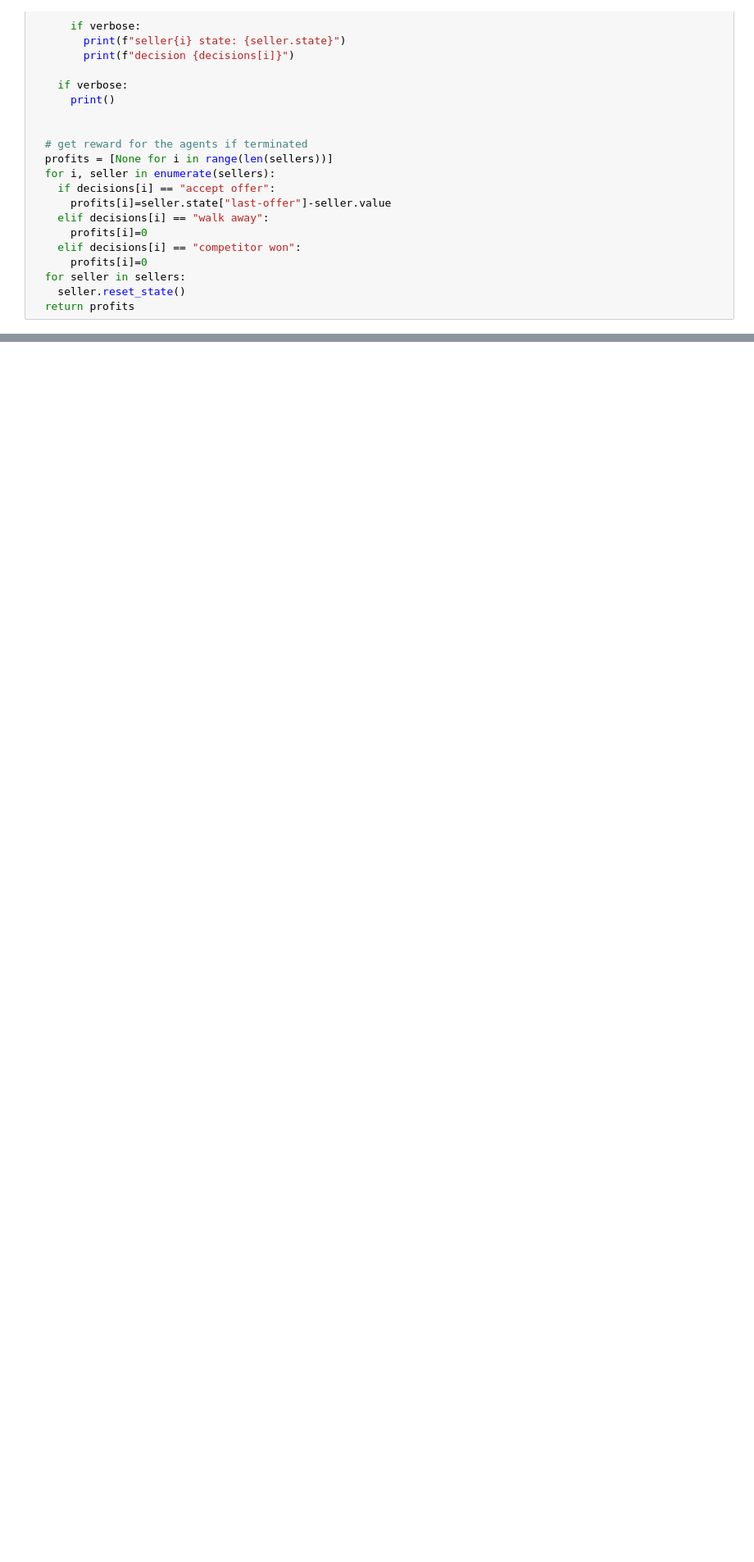
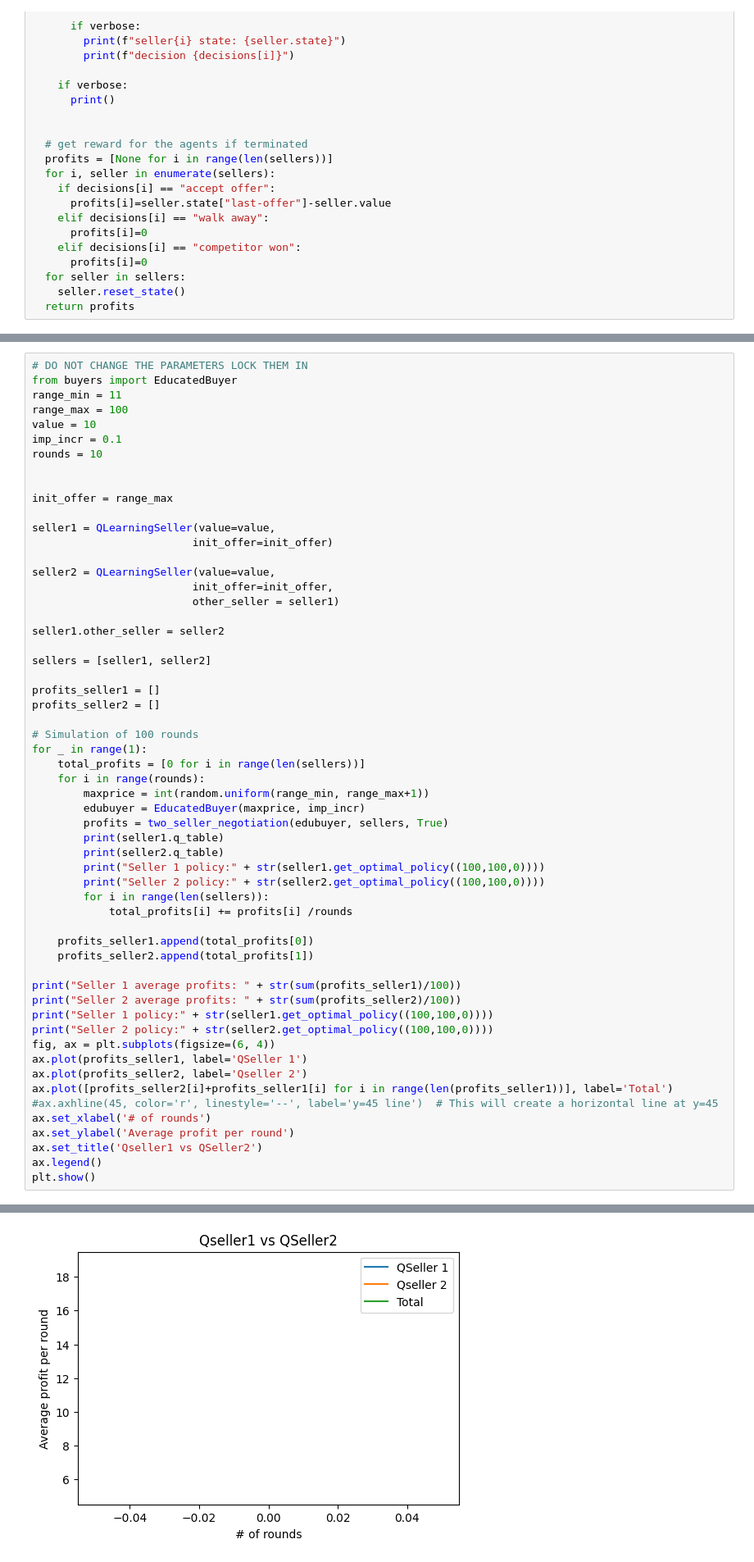
Before and after one commit to Lenguist/insight-game-ai, a Jupyter notebook: two-sellers.ipynb, the cells around one changed output, grey strips where cells are left out. Shown at 82% size. Cells and saved outputs as stored; diff of their text form; blank space fills up the shorter version.

```diff
--- a/two-sellers.ipynb
+++ b/two-sellers.ipynb
@@ -670,0 +818,58 @@ Seller 2 policy:[]
+# %%
+# DO NOT CHANGE THE PARAMETERS LOCK THEM IN
+from buyers import EducatedBuyer
+range_min = 11
+range_max = 100
+value = 10
+imp_incr = 0.1
+rounds = 10
+
+
+init_offer = range_max
+
+seller1 = QLearningSeller(value=value,
+                         init_offer=init_offer)
+
+seller2 = QLearningSeller(value=value,
+                         init_offer=init_offer,
+                         other_seller = seller1)
+
+seller1.other_seller = seller2
+
+sellers = [seller1, seller2]
+
+profits_seller1 = []
+profits_seller2 = []
+
+# Simulation of 100 rounds
+for _ in range(1):
+    total_profits = [0 for i in range(len(sellers))]
+    for i in range(rounds):
+        maxprice = int(random.uniform(range_min, range_max+1))
+        edubuyer = EducatedBuyer(maxprice, imp_incr)
+        profits = two_seller_negotiation(edubuyer, sellers, True)
+        print(seller1.q_table)
+        print(seller2.q_table)
+        print("Seller 1 policy:" + str(seller1.get_optimal_policy((100,100,0))))
+        print("Seller 2 policy:" + str(seller2.get_optimal_policy((100,100,0))))
+        for i in range(len(sellers)):
+            total_profits[i] += profits[i] /rounds
+
+    profits_seller1.append(total_profits[0])
+    profits_seller2.append(total_profits[1])
+
+print("Seller 1 average profits: " + str(sum(profits_seller1)/100))
+print("Seller 2 average profits: " + str(sum(profits_seller2)/100))
+print("Seller 1 policy:" + str(seller1.get_optimal_policy((100,100,0))))
+print("Seller 2 policy:" + str(seller2.get_optimal_policy((100,100,0))))
+fig, ax = plt.subplots(figsize=(6, 4))
+ax.plot(profits_seller1, label='QSeller 1')
+ax.plot(profits_seller2, label='Qseller 2')
+ax.plot([profits_seller2[i]+profits_seller1[i] for i in range(len(profits_seller1))], label='Total')
+#ax.axhline(45, color='r', linestyle='--', label='y=45 line')  # This will create a horizontal line at y=45
+ax.set_xlabel('# of rounds')
+ax.set_ylabel('Average profit per round')
+ax.set_title('Qseller1 vs QSeller2')
+ax.legend()
+plt.show()
+# %% [output]
@@ -670,0 +893 @@ Seller 2 policy:[]
+[figure, added]
```
Also changed, not shown: parts of 13 cells of this notebook, 2 other files.
